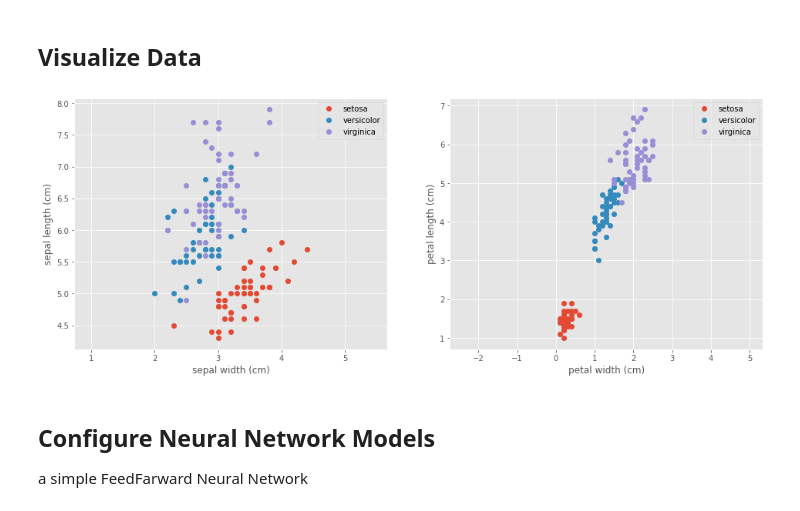
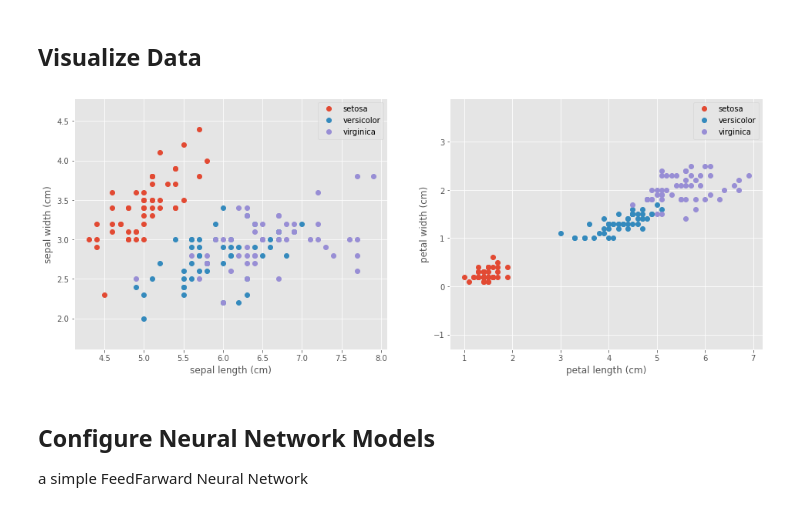
Before and after one commit to clam004/docker-pytorch-api, a Jupyter notebook: notebook/Model.ipynb, the cells around one changed output. Cells and saved outputs as stored; diff of their text form; code cells hidden in the pictures.

```diff
--- a/notebook/Model.ipynb
+++ b/notebook/Model.ipynb
@@ -62,35 +62,35 @@ print(X_scaled[start:stop:step,:])
 # %%
 fig, (ax1, ax2) = plt.subplots(1, 2, figsize=(16, 6))
 
-x_axis_idx = feature_names.index('sepal width (cm)')
-y_axis_idx = feature_names.index('sepal length (cm)')
+x_axis_idx = feature_names.index('sepal length (cm)')
+y_axis_idx = feature_names.index('sepal width (cm)')
 
 for target, target_name in enumerate(names):
     X_plot = X[Y == target]
     ax1.plot(X_plot[:, x_axis_idx], X_plot[:, y_axis_idx],
              linestyle='none',
              marker='o',
              label=target_name)
 ax1.set_xlabel(feature_names[x_axis_idx])
 ax1.set_ylabel(feature_names[y_axis_idx])
 ax1.axis('equal')
 ax1.legend();
 
-x_axis_idx = feature_names.index('petal width (cm)')
-y_axis_idx = feature_names.index('petal length (cm)')
+x_axis_idx = feature_names.index('petal length (cm)')
+y_axis_idx = feature_names.index('petal width (cm)')
 
 for target, target_name in enumerate(names):
     X_plot = X[Y== target]
     ax2.plot(X_plot[:, x_axis_idx], X_plot[:, y_axis_idx],
              linestyle='none',
              marker='o',
              label=target_name)
 ax2.set_xlabel(feature_names[x_axis_idx])
 ax2.set_ylabel(feature_names[y_axis_idx])
 ax2.axis('equal')
 ax2.legend();
 # %% [output]
-[figure, old version]
+[figure, new version]
 # %% [markdown]
 ## Configure Neural Network Models
 
```
Also changed, not shown: parts of 2 cells of this notebook, 2 other files.
